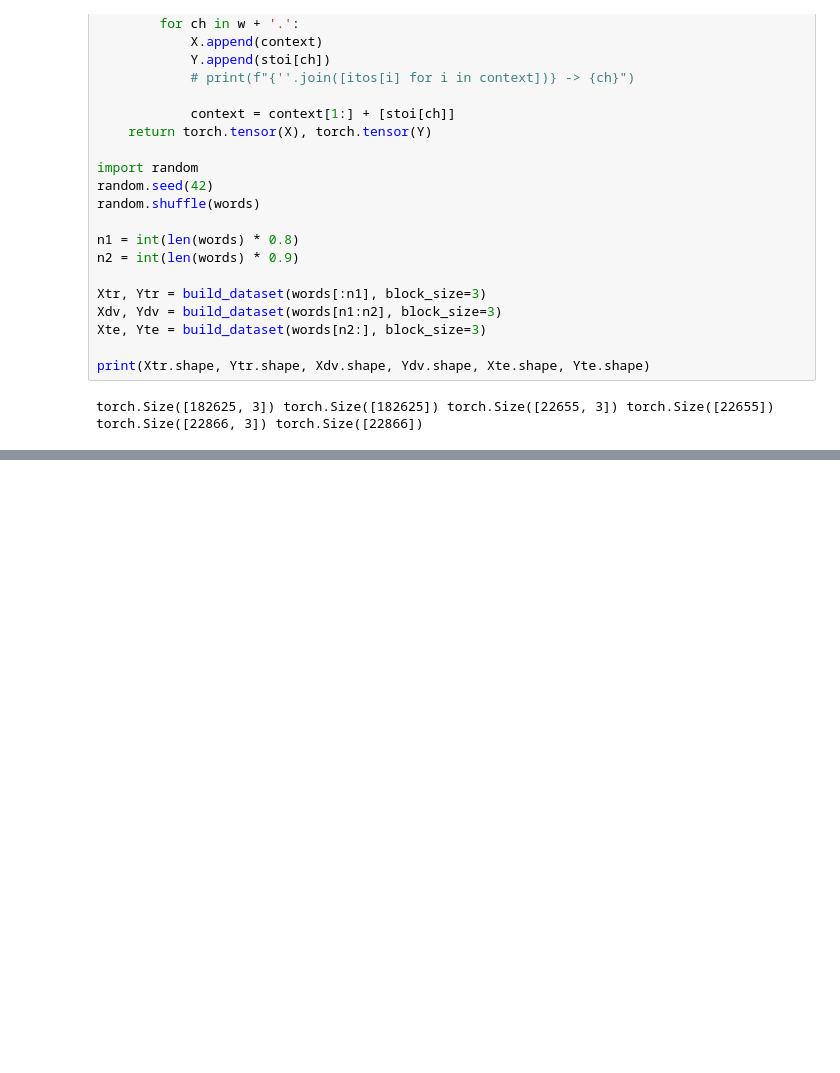
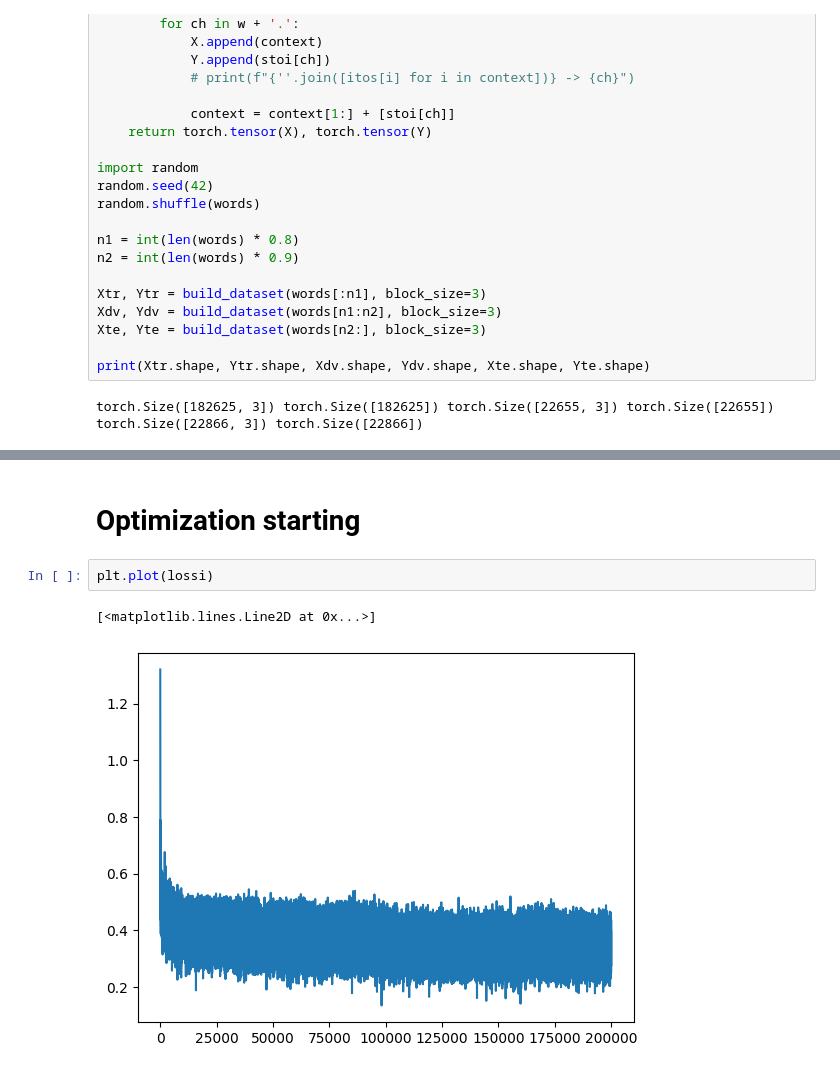
Before and after one commit to anishchhaparwal/zero_to_hero, a Jupyter notebook: 4.batchnorm.ipynb, the cells around one changed output, grey strips where cells are left out. Cells and saved outputs as stored; diff of their text form; blank space fills up the shorter version.

```diff
--- a/4.batchnorm.ipynb
+++ b/4.batchnorm.ipynb
@@ -158,0 +177,7 @@ for i in range(10):
+# %% [markdown]
+# Optimization starting
+# %%
+plt.plot(lossi)
+# %% [output]
+[<matplotlib.lines.Line2D at 0x...>]
+[figure, added]
```
Also changed, not shown: parts of 33 cells of this notebook.
